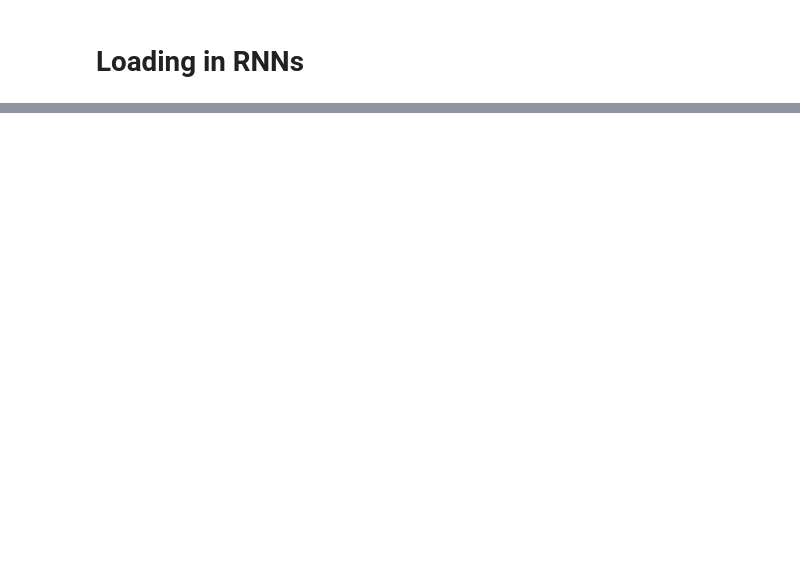
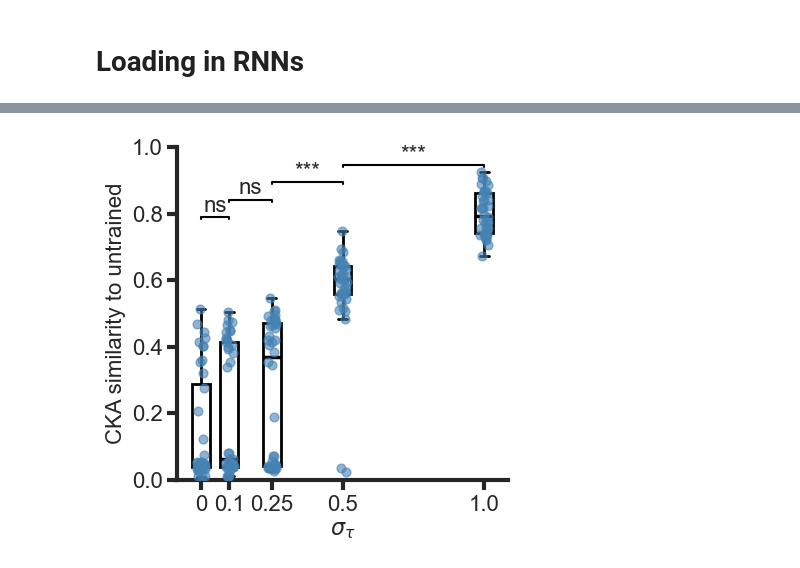
Before and after one commit to aidan-higgs/timescale_RNN, a Jupyter notebook: notebooks/giga_CKA.ipynb, the cells around one changed output, grey strips where cells are left out. Cells and saved outputs as stored; diff of their text form; code cells hidden in the pictures; blank space fills up the shorter version.

```diff
--- a/notebooks/giga_CKA.ipynb
+++ b/notebooks/giga_CKA.ipynb
@@ -467,0 +469,75 @@ allckas = {eta: ckas for eta, ckas in allckas.items() if eta != 1.0}
+# %%
+from scipy.stats import mannwhitneyu
+
+fig, ax = plt.subplots(figsize=(4.5, 4.5))
+
+data = [allckas[eta] for eta in etas]
+labels = [0, 0.1, 0.25, 0.5, 1.0]
+pos = [0, 0.4, 1.0, 2.0, 4.0]
+widths = 0.15 # relative to pos spacing — tune as needed
+
+rng = np.random.default_rng(0)
+for d, p in zip(data, pos):
+    d_clean = np.array(d)
+    mask = ~np.isnan(d_clean)
+    jitter = rng.uniform(-0.06, 0.06, size=mask.sum())
+    ax.scatter(p + jitter, d_clean[mask], color="steelblue", alpha=0.6, s=40, zorder=3)
+
+ax.boxplot(
+    data,
+    positions=pos,
+    widths=0.25, # was 0.15
+    manage_ticks=False,
+    patch_artist=True,
+    boxprops=dict(facecolor="white", color="black", linewidth=2), # added linewidth
+    medianprops=dict(color="black", linewidth=2.5), # was 2
+    whiskerprops=dict(color="black", linewidth=2), # added linewidth
+    capprops=dict(color="black", linewidth=2), # added linewidth
+    flierprops=dict(marker=""),
+)
+
+# Fixed significance label
+def significance_label(p):
+    if p < 0.001: return '***'
+    elif p < 0.01: return '**'
+    elif p < 0.05: return '*'
+    else: return 'ns'
+
+n_comparisons = len(pos) - 1
+y_max = max(max(d) for d in data)
+bar_gap = y_max * 0.07
+
+for i in range(n_comparisons):
+    p1, p2 = pos[i], pos[i+1]
+
+    d1 = np.array(data[i])
+    d2 = np.array(data[i+1])
+
+    d1_clean = d1[~np.isnan(d1)]
+    d2_clean = d2[~np.isnan(d2)]
+
+    print(f"eta {labels[i]} vs {labels[i+1]}: n={len(d1_clean)}/{len(d1)}, {len(d2_clean)}/{len(d2)} after dropping NaNs")
+
+    _, p_val = mannwhitneyu(d1_clean, d2_clean, alternative='two-sided')
+    p_corrected = min(p_val * n_comparisons, 1.0)
+    label = significance_label(p_corrected)
+    print(f" raw p={p_val:.4f}, corrected p={p_corrected:.4f} → {label}")
+    label = significance_label(p_corrected)
+    print(f"eta {labels[i]} vs {labels[i+1]}: raw p={p_val:.4f}, corrected p={p_corrected:.4f} → {label}")
+
+    bar_y = y_max + bar_gap * (i + 1)
+    bar_y = bar_y*0.8
+    ax.plot([p1, p1, p2, p2], [bar_y - bar_gap*0.1, bar_y, bar_y, bar_y - bar_gap*0.1],
+            color='black', linewidth=1.5)
+    ax.text((p1 + p2) / 2, bar_y + bar_gap * 0.05, label,
+            ha='center', va='bottom')
+
+ax.set_xticks(pos)
+ax.set_xticklabels(labels)
+ax.set_ylabel('CKA similarity to untrained')
+ax.set_ylim(0,1)
+ax.set_xlabel(r'$\sigma_{\tau}$')
+
+plt.tight_layout()
+plt.show()
+# %% [output]
@@ -468,3 +556,4 @@ allckas = {eta: ckas for eta, ckas in allckas.items() if eta != 1.0}
+[figure, added]
 # %%
 from scipy.stats import mannwhitneyu
 
```
Also changed, not shown: parts of 9 cells of this notebook, 12 other files.
